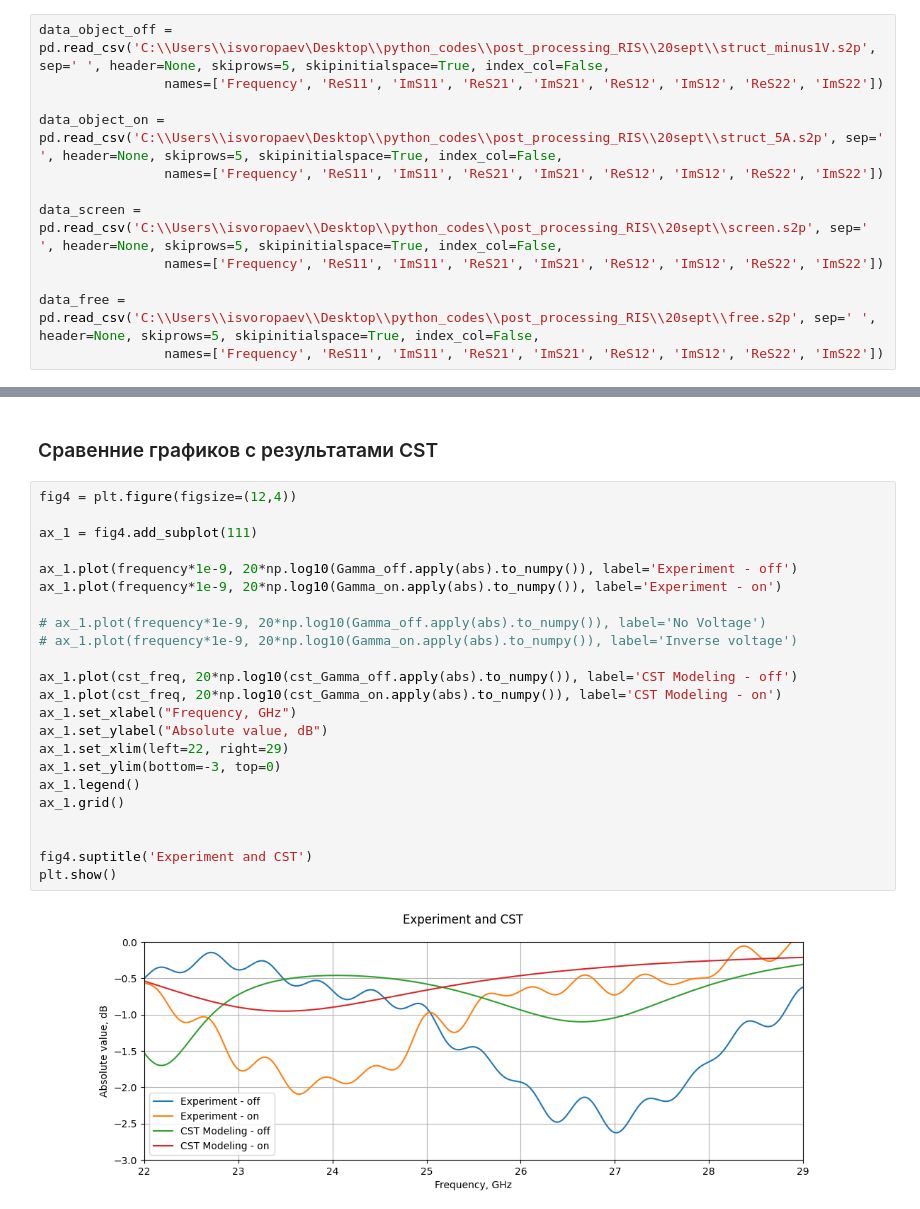
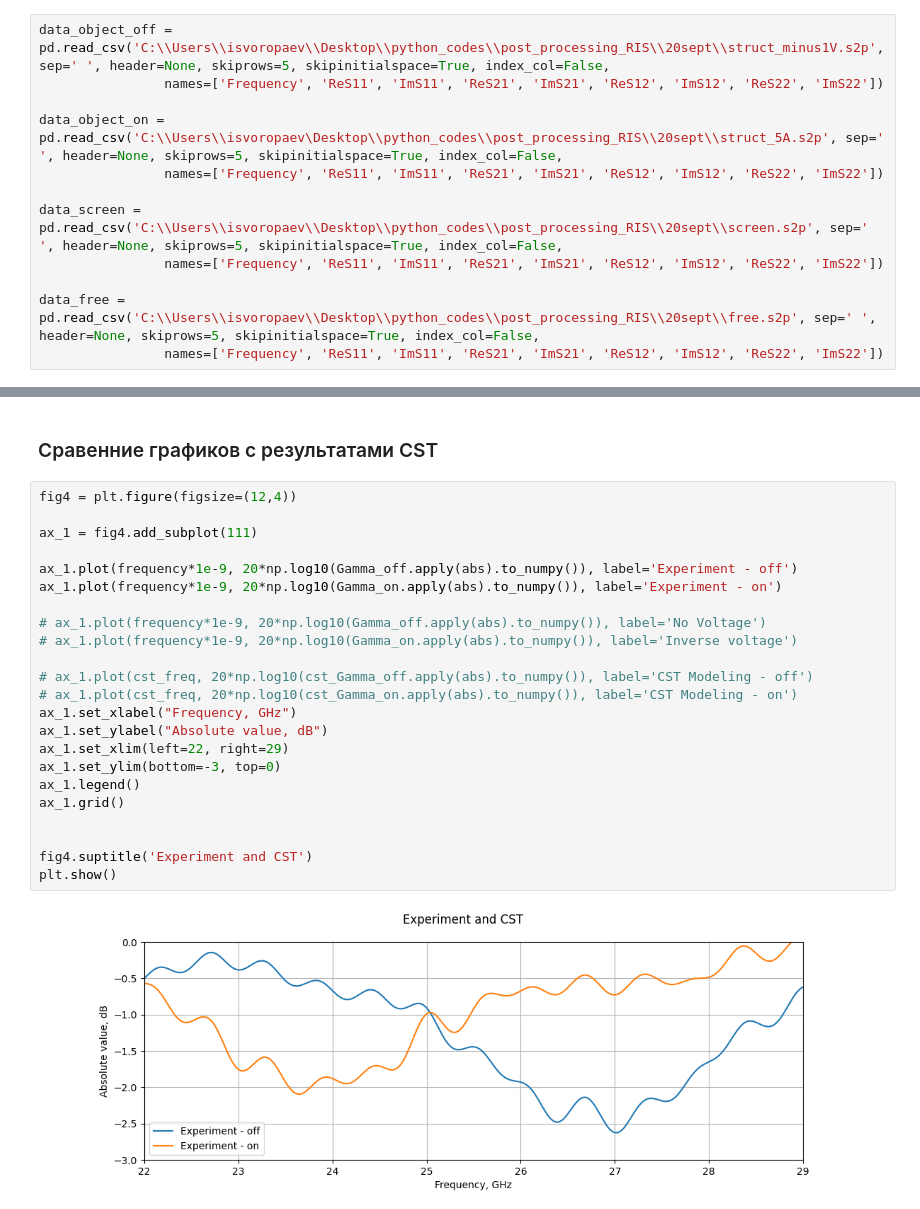
Before and after one commit to isvoropaev02/post_processing_RIS, a Jupyter notebook: 20sept/S11_20sept.ipynb, the cells around one changed output, grey strips where cells are left out. Drawn from its saved outputs; the diff is of its cells as text.

```diff
--- a/20sept/S11_20sept.ipynb
+++ b/20sept/S11_20sept.ipynb
@@ -15,7 +15,7 @@ time_gating = True # указать, нужен или не нужен
 # %% [markdown]
 ### Импорт сырых данных из .s2p файла и перевод их в комплексные числа
 # %%
-data_object_off = pd.read_csv('C:\\Users\\isvoropaev\Desktop\\python_codes\\post_processing_RIS\\20sept\\struct_minus1V.s2p', sep=' ', header=None, skiprows=5, skipinitialspace=True, index_col=False,
+data_object_off = pd.read_csv('C:\\Users\\isvoropaev\\Desktop\\python_codes\\post_processing_RIS\\20sept\\struct_minus1V.s2p', sep=' ', header=None, skiprows=5, skipinitialspace=True, index_col=False,
                 names=['Frequency', 'ReS11', 'ImS11', 'ReS21', 'ImS21', 'ReS12', 'ImS12', 'ReS22', 'ImS22'])
 
 data_object_on = pd.read_csv('C:\\Users\\isvoropaev\Desktop\\python_codes\\post_processing_RIS\\20sept\\struct_5A.s2p', sep=' ', header=None, skiprows=5, skipinitialspace=True, index_col=False,
@@ -232,25 +242,25 @@ cst_Gamma_off = reflecting_coef_off['Sz11']
 # %%
 fig4 = plt.figure(figsize=(12,4))
 
 ax_1 = fig4.add_subplot(111)
 
 ax_1.plot(frequency*1e-9, 20*np.log10(Gamma_off.apply(abs).to_numpy()), label='Experiment - off')
 ax_1.plot(frequency*1e-9, 20*np.log10(Gamma_on.apply(abs).to_numpy()), label='Experiment - on')
 
 # ax_1.plot(frequency*1e-9, 20*np.log10(Gamma_off.apply(abs).to_numpy()), label='No Voltage')
 # ax_1.plot(frequency*1e-9, 20*np.log10(Gamma_on.apply(abs).to_numpy()), label='Inverse voltage')
 
-ax_1.plot(cst_freq, 20*np.log10(cst_Gamma_off.apply(abs).to_numpy()), label='CST Modeling - off')
-ax_1.plot(cst_freq, 20*np.log10(cst_Gamma_on.apply(abs).to_numpy()), label='CST Modeling - on')
+# ax_1.plot(cst_freq, 20*np.log10(cst_Gamma_off.apply(abs).to_numpy()), label='CST Modeling - off')
+# ax_1.plot(cst_freq, 20*np.log10(cst_Gamma_on.apply(abs).to_numpy()), label='CST Modeling - on')
 ax_1.set_xlabel("Frequency, GHz")
 ax_1.set_ylabel("Absolute value, dB")
 ax_1.set_xlim(left=22, right=29)
 ax_1.set_ylim(bottom=-3, top=0)
 ax_1.legend()
 ax_1.grid()
 
 
 fig4.suptitle('Experiment and CST')
 plt.show()
 # %% [output]
-[figure, old version]
+[figure, new version]
```
Also changed, not shown: parts of 12 cells of this notebook, 48 other files.
